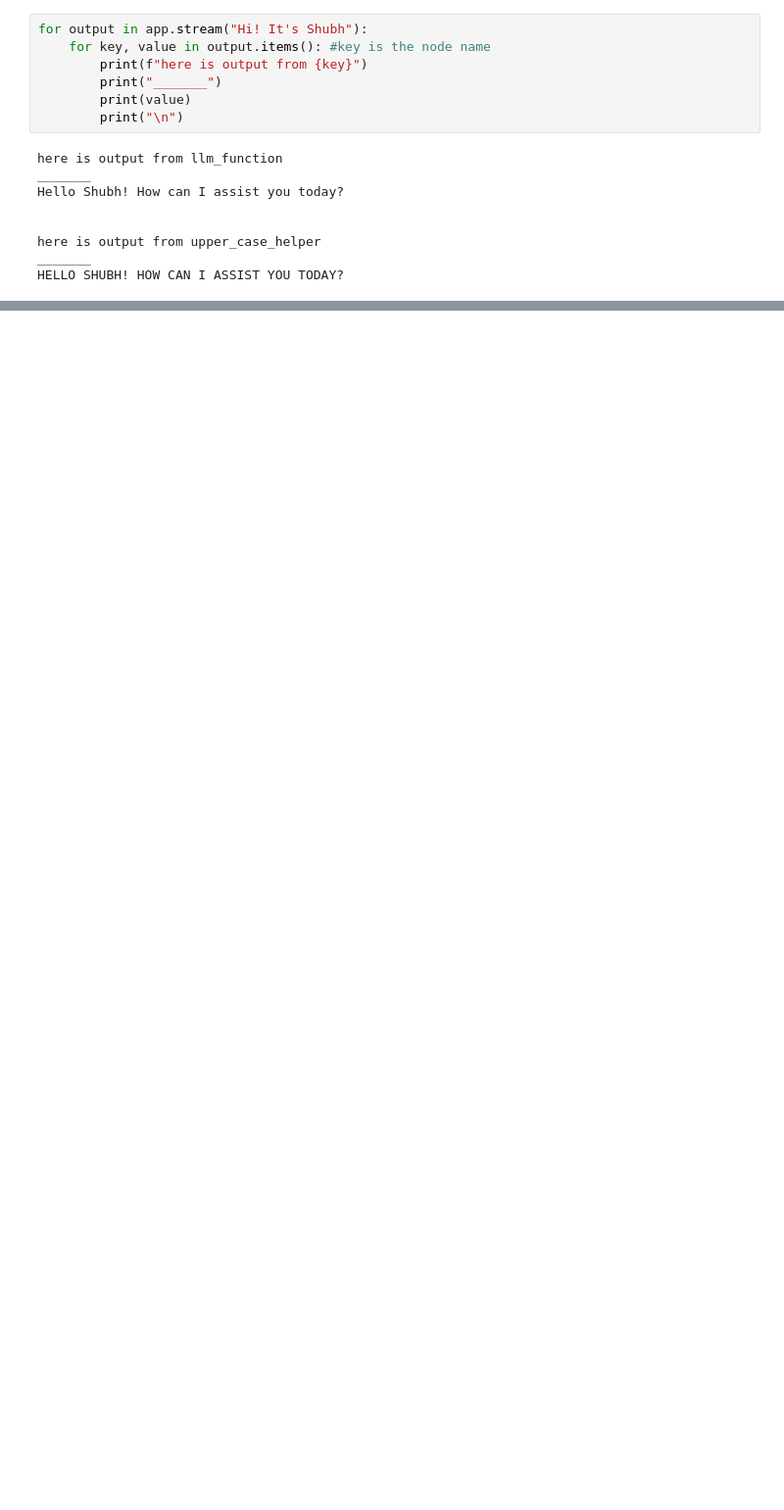
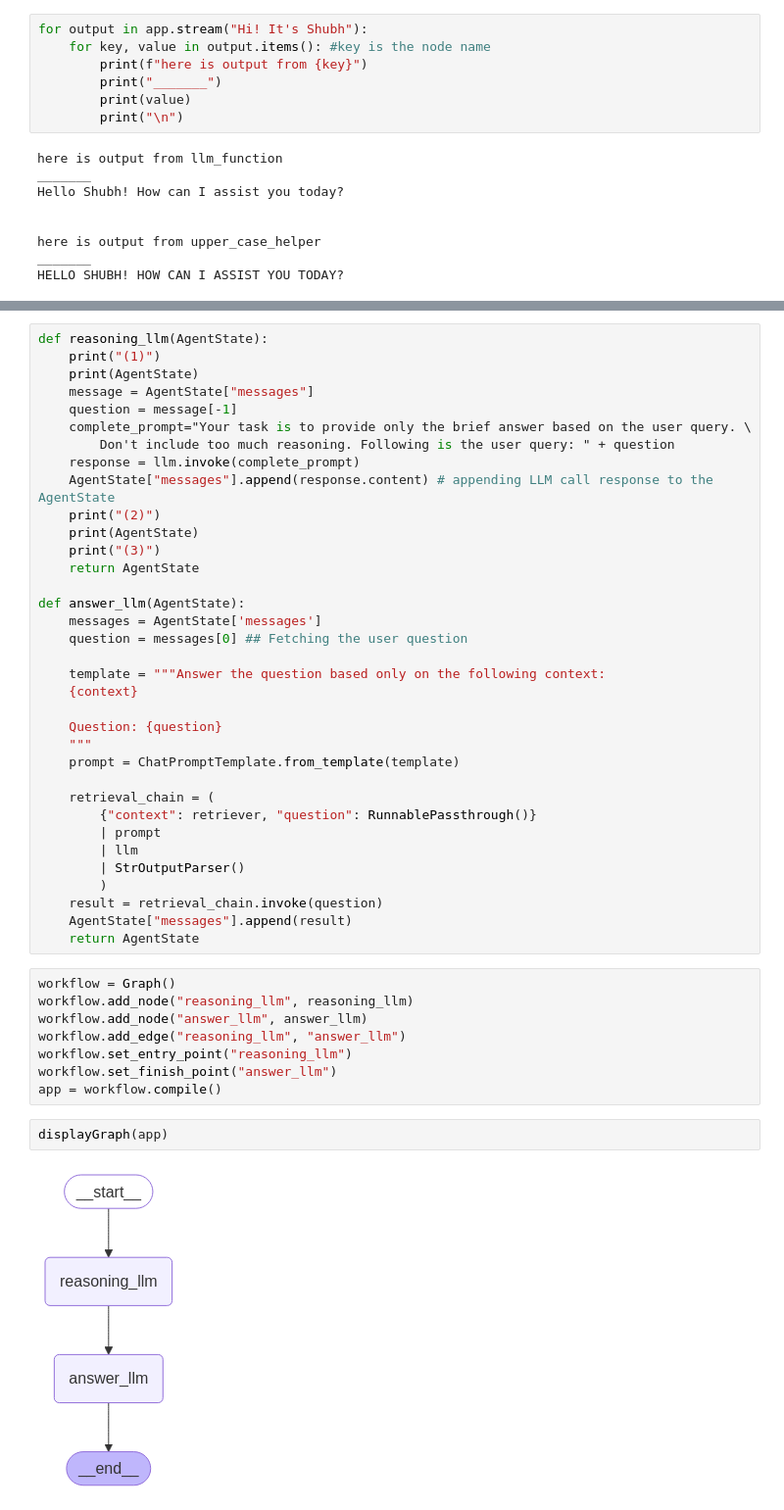
Before and after one commit to ProboticsX/Machine-Learning, a Jupyter notebook: ML Projects/Sunny_Savita_Youtube/Langchain/Lecture50-OneShot/Langgraph/07-langgraph-from-scratch.ipynb, the cells around one changed output, grey strips where cells are left out. Shown at 98% size. Drawn from its saved outputs; the diff is of its cells as text; blank space fills up the shorter version.

Commit message:
add RAG workflow with llm (workflow2)

```diff
--- a/ML Projects/Sunny_Savita_Youtube/Langchain/Lecture50-OneShot/Langgraph/07-langgraph-from-scratch.ipynb
+++ b/ML Projects/Sunny_Savita_Youtube/Langchain/Lecture50-OneShot/Langgraph/07-langgraph-from-scratch.ipynb
@@ -117,0 +147,47 @@ HELLO SHUBH! HOW CAN I ASSIST YOU TODAY?
+# %%
+def reasoning_llm(AgentState):
+    print("(1)")
+    print(AgentState)
+    message = AgentState["messages"]
+    question = message[-1]
+    complete_prompt="Your task is to provide only the brief answer based on the user query. \
+        Don't include too much reasoning. Following is the user query: " + question
+    response = llm.invoke(complete_prompt)
+    AgentState["messages"].append(response.content) # appending LLM call response to the AgentState
+    print("(2)")
+    print(AgentState)
+    print("(3)")
+    return AgentState
+
+def answer_llm(AgentState):
+    messages = AgentState['messages']
+    question = messages[0] ## Fetching the user question
+
+    template = """Answer the question based only on the following context:
+    {context}
+
+    Question: {question}
+    """
+    prompt = ChatPromptTemplate.from_template(template)
+
+    retrieval_chain = (
+        {"context": retriever, "question": RunnablePassthrough()}
+        | prompt
+        | llm
+        | StrOutputParser()
+        )
+    result = retrieval_chain.invoke(question)
+    AgentState["messages"].append(result)
+    return AgentState
+# %%
+workflow = Graph()
+workflow.add_node("reasoning_llm", reasoning_llm)
+workflow.add_node("answer_llm", answer_llm)
+workflow.add_edge("reasoning_llm", "answer_llm")
+workflow.set_entry_point("reasoning_llm")
+workflow.set_finish_point("answer_llm")
+app = workflow.compile()
+# %%
+displayGraph(app)
+# %% [output]
+[figure, added]
```
Also changed, not shown: parts of 9 cells of this notebook, 2 other files.
